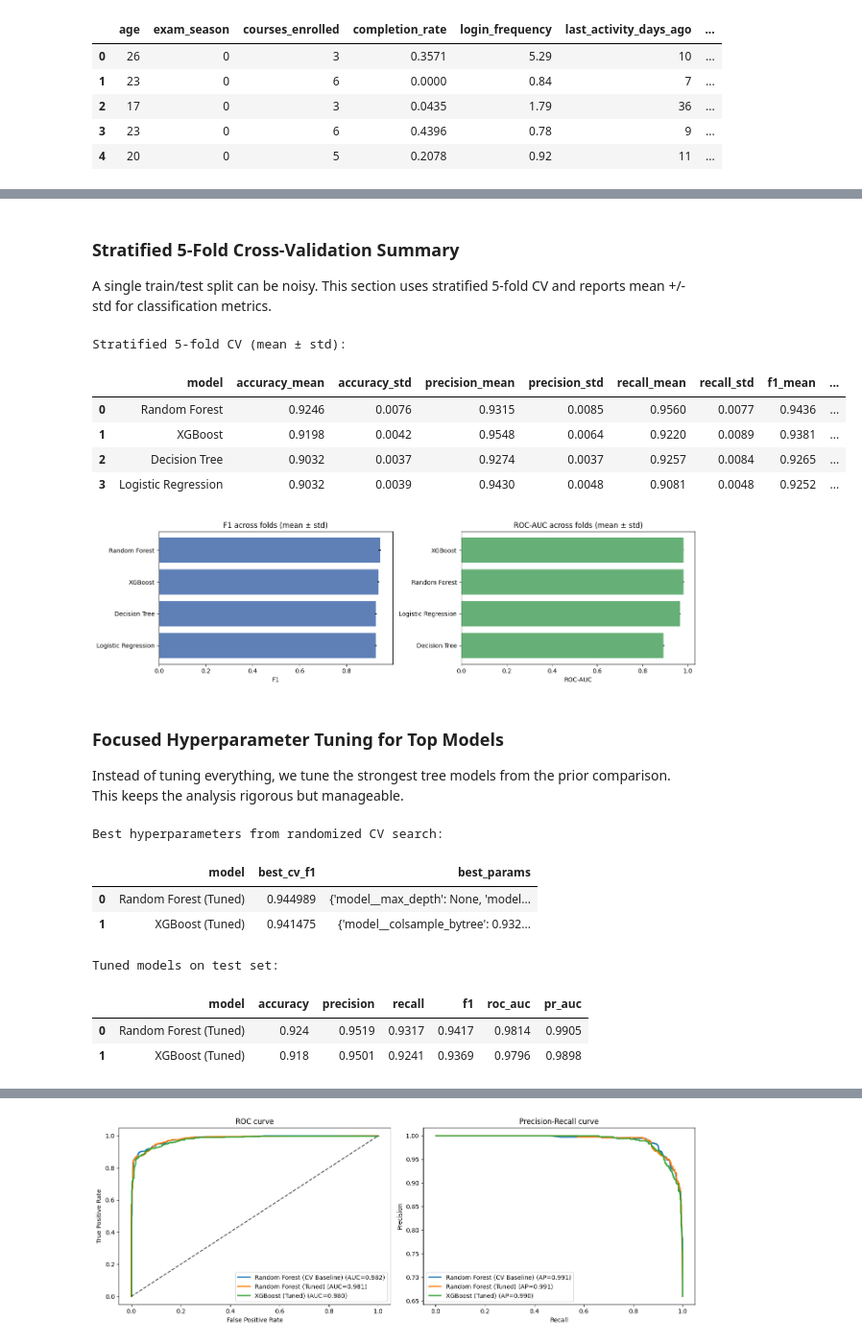
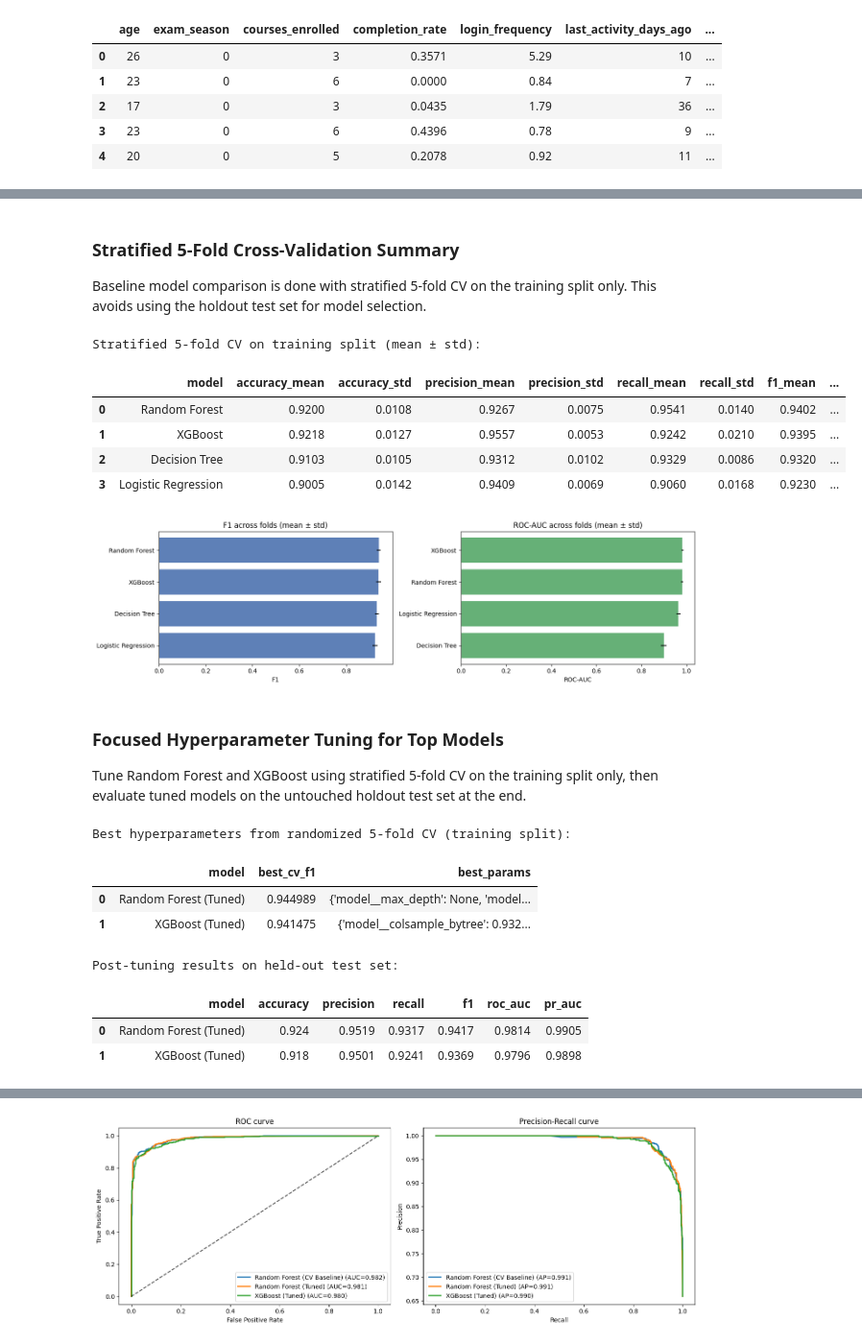
Before and after one commit to ctamburrino/student_dropout_predictor, a Jupyter notebook: Final Project.ipynb, the cells around one changed output, grey strips where cells are left out. Shown at 96% size. Drawn from its saved outputs; the diff is of its cells as text; code cells hidden in the pictures.

```diff
--- a/Final Project.ipynb
+++ b/Final Project.ipynb
@@ -575,78 +592,50 @@ plt.show()
 # %% [markdown]
 ### Stratified 5-Fold Cross-Validation Summary
 
-A single train/test split can be noisy. This section uses stratified 5-fold CV and reports mean +/- std for classification metrics.
+Baseline model comparison is done with stratified 5-fold CV on the training split only.
+This avoids using the holdout test set for model selection.
 # %%
-scoring = {
-    "accuracy": "accuracy",
-    "precision": "precision",
-    "recall": "recall",
-    "f1": "f1",
-    "roc_auc": "roc_auc",
-    "pr_auc": "average_precision",
-}
-
-cv = StratifiedKFold(n_splits=5, shuffle=True, random_state=42)
-
-cv_rows = []
-for name, model in models.items():
-    cv_out = cross_validate(
-        model,
-        X,
-        y,
-        scoring=scoring,
-        cv=cv,
-        n_jobs=-1,
-        error_score="raise",
-    )
-    row = {"model": name}
-    for metric_name in scoring:
-        row[f"{metric_name}_mean"] = cv_out[f"test_{metric_name}"].mean()
-        row[f"{metric_name}_std"] = cv_out[f"test_{metric_name}"].std()
-    cv_rows.append(row)
-
-cv_results_df = pd.DataFrame(cv_rows).sort_values("f1_mean", ascending=False).reset_index(drop=True)
-
 display_cols = [
     "model",
     "accuracy_mean", "accuracy_std",
     "precision_mean", "precision_std",
     "recall_mean", "recall_std",
     "f1_mean", "f1_std",
     "roc_auc_mean", "roc_auc_std",
     "pr_auc_mean", "pr_auc_std",
 ]
 
-print("Stratified 5-fold CV (mean ± std):")
+print("Stratified 5-fold CV on training split (mean ± std):")
 display(cv_results_df[display_cols].round(4))
 
 # Visualization of stability and central tendency
 fig, axes = plt.subplots(1, 2, figsize=(14, 4))
 
 f1_sorted = cv_results_df.sort_values("f1_mean", ascending=True)
 axes[0].barh(f1_sorted["model"], f1_sorted["f1_mean"], xerr=f1_sorted["f1_std"], color="#4C72B0", alpha=0.9)
 axes[0].set_title("F1 across folds (mean ± std)")
 axes[0].set_xlabel("F1")
 
 roc_sorted = cv_results_df.sort_values("roc_auc_mean", ascending=True)
 axes[1].barh(roc_sorted["model"], roc_sorted["roc_auc_mean"], xerr=roc_sorted["roc_auc_std"], color="#55A868", alpha=0.9)
 axes[1].set_title("ROC-AUC across folds (mean ± std)")
 axes[1].set_xlabel("ROC-AUC")
 
 plt.tight_layout()
 plt.show()
 # %% [output]
-Stratified 5-fold CV (mean ± std):
+Stratified 5-fold CV on training split (mean ± std):
 |  | model | accuracy_mean | accuracy_std | precision_mean | precision_std | recall_mean | recall_std | f1_mean | ... |
-| 0 | Random Forest | 0.9246 | 0.0076 | 0.9315 | 0.0085 | 0.9560 | 0.0077 | 0.9436 | ... |
-| 1 | XGBoost | 0.9198 | 0.0042 | 0.9548 | 0.0064 | 0.9220 | 0.0089 | 0.9381 | ... |
-| 2 | Decision Tree | 0.9032 | 0.0037 | 0.9274 | 0.0037 | 0.9257 | 0.0084 | 0.9265 | ... |
-| 3 | Logistic Regression | 0.9032 | 0.0039 | 0.9430 | 0.0048 | 0.9081 | 0.0048 | 0.9252 | ... |
+| 0 | Random Forest | 0.9200 | 0.0108 | 0.9267 | 0.0075 | 0.9541 | 0.0140 | 0.9402 | ... |
+| 1 | XGBoost | 0.9218 | 0.0127 | 0.9557 | 0.0053 | 0.9242 | 0.0210 | 0.9395 | ... |
+| 2 | Decision Tree | 0.9103 | 0.0105 | 0.9312 | 0.0102 | 0.9329 | 0.0086 | 0.9320 | ... |
+| 3 | Logistic Regression | 0.9005 | 0.0142 | 0.9409 | 0.0069 | 0.9060 | 0.0168 | 0.9230 | ... |
 [figure]
 # %% [markdown]
 ### Focused Hyperparameter Tuning for Top Models
 
-Instead of tuning everything, we tune the strongest tree models from the prior comparison. This keeps the analysis rigorous but manageable.
+Tune Random Forest and XGBoost using stratified 5-fold CV on the training split only,
+then evaluate tuned models on the untouched holdout test set at the end.
 # %%
 def evaluate_on_test(model, model_name):
     y_pred = model.predict(X_test)
@@ -661,11 +650,10 @@ def evaluate_on_test(model, model_name):
         "pr_auc": average_precision_score(y_test, y_score) if y_score is not None else np.nan,
     }
 
-
 tuned_models = {}
 tuning_rows = []
 
-# Tune Random Forest
+# 3) Tune Random Forest with 5-fold CV on training split
 rf_search = RandomizedSearchCV(
     estimator=Pipeline(
         steps=[
@@ -696,7 +684,7 @@ tuning_rows.append(
     }
 )
 
-# Tune XGBoost
+# 3) Tune XGBoost with 5-fold CV on training split
 xgb_search = RandomizedSearchCV(
     estimator=Pipeline(
         steps=[
@@ -735,23 +723,23 @@ tuning_rows.append(
 )
 
 tuning_results_df = pd.DataFrame(tuning_rows)
-print("Best hyperparameters from randomized CV search:")
+print("Best hyperparameters from randomized 5-fold CV (training split):")
 display(tuning_results_df)
 
-# Evaluate tuned models on the held-out test set
+# 4) Final holdout test evaluation happens here (first test-set usage in this section).
 if tuned_models:
     tuned_test_df = pd.DataFrame(
         [evaluate_on_test(m, n) for n, m in tuned_models.items()]
     ).sort_values("f1", ascending=False).reset_index(drop=True)
 
-    print("Tuned models on test set:")
+    print("Post-tuning results on held-out test set:")
     display(tuned_test_df.round(4))
 # %% [output]
-Best hyperparameters from randomized CV search:
+Best hyperparameters from randomized 5-fold CV (training split):
 |  | model | best_cv_f1 | best_params |
 | 0 | Random Forest (Tuned) | 0.944989 | {'model__max_depth': None, 'model... |
 | 1 | XGBoost (Tuned) | 0.941475 | {'model__colsample_bytree': 0.932... |
-Tuned models on test set:
+Post-tuning results on held-out test set:
 |  | model | accuracy | precision | recall | f1 | roc_auc | pr_auc |
 | 0 | Random Forest (Tuned) | 0.924 | 0.9519 | 0.9317 | 0.9417 | 0.9814 | 0.9905 |
 | 1 | XGBoost (Tuned) | 0.918 | 0.9501 | 0.9241 | 0.9369 | 0.9796 | 0.9898 |
```
Also changed, not shown: parts of 8 cells of this notebook.
